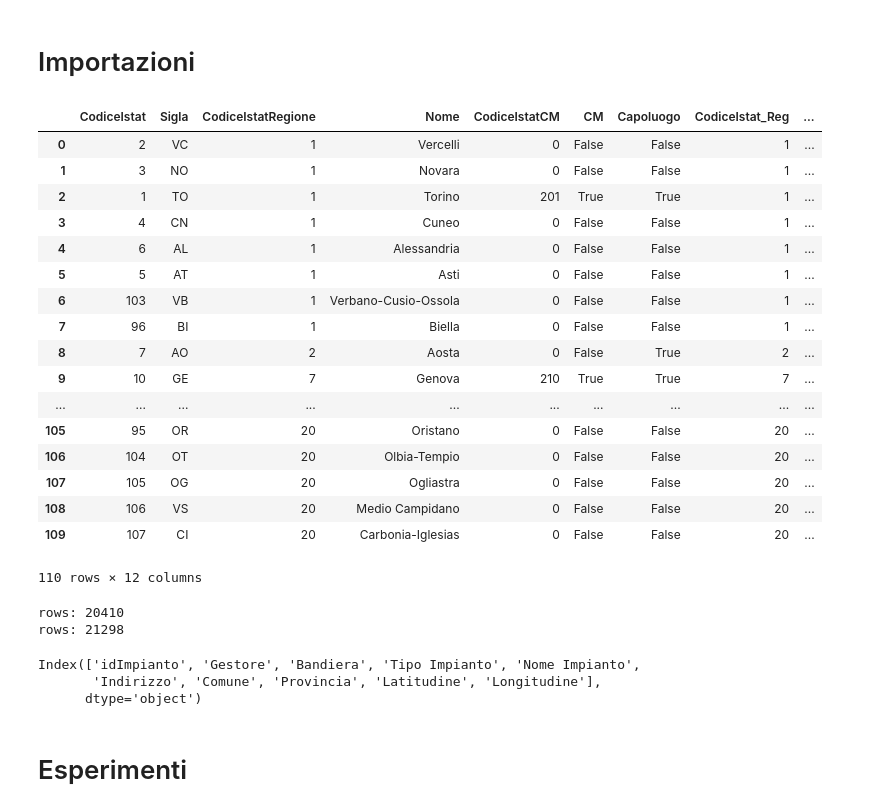
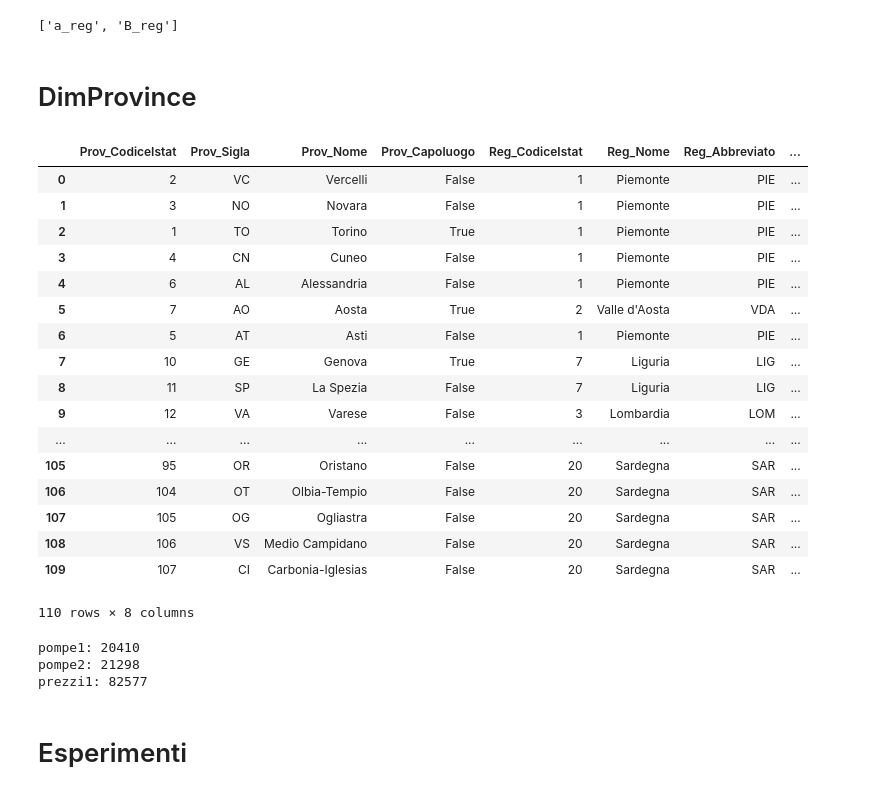
Before and after one commit to livio-grattarola/ProvePython, a Jupyter notebook: Code/Anagrafica Carburante.ipynb, the cells around one changed output. Saved outputs shown, nothing was run; the diff lists cells and outputs as text; code cells hidden in the pictures.

Commit message:
DimProvince, (Lat,Long) duplicati

```diff
--- a/Code/Anagrafica Carburante.ipynb
+++ b/Code/Anagrafica Carburante.ipynb
@@ -1,44 +1,61 @@
+# %%
+[x + "_reg" for x in ["a", "B"] ]
+# %% [output]
+['a_reg', 'B_reg']
 # %% [markdown]
-# Importazioni
+# DimProvince
 # %%
+#Lettura csv Regioni e Province
 import pandas as pd
-province = pd.read_csv("dati_carburante/Province.csv", sep=";");
+province = pd.read_csv("dati_carburante/Province.csv", sep=";", keep_default_na=False, na_values=['']);
+province.columns = ["Prov_" + x for x in province.columns]
+
 regioni =  pd.read_csv("dati_carburante/Regioni.csv", sep=";");
-
-fullProvinces = province.merge(regioni, left_on=['CodiceIstatRegione'], right_on=['CodiceIstat'], suffixes=('', '_Reg'))
-fullProvinces
+regioni.columns = ["Reg_" + x for x in regioni.columns]
-# %% [output]
-|  | CodiceIstat | Sigla | CodiceIstatRegione | Nome | CodiceIstatCM | CM | Capoluogo | CodiceIstat_Reg | ... |
-| 0 | 2 | VC | 1 | Vercelli | 0 | False | False | 1 | ... |
-| 1 | 3 | NO | 1 | Novara | 0 | False | False | 1 | ... |
-| 2 | 1 | TO | 1 | Torino | 201 | True | True | 1 | ... |
-| 3 | 4 | CN | 1 | Cuneo | 0 | False | False | 1 | ... |
-| 4 | 6 | AL | 1 | Alessandria | 0 | False | False | 1 | ... |
-| 5 | 5 | AT | 1 | Asti | 0 | False | False | 1 | ... |
-| 6 | 103 | VB | 1 | Verbano-Cusio-Ossola | 0 | False | False | 1 | ... |
-| 7 | 96 | BI | 1 | Biella | 0 | False | False | 1 | ... |
-| 8 | 7 | AO | 2 | Aosta | 0 | False | True | 2 | ... |
-| 9 | 10 | GE | 7 | Genova | 210 | True | True | 7 | ... |
-| ... | ... | ... | ... | ... | ... | ... | ... | ... | ... |
-| 105 | 95 | OR | 20 | Oristano | 0 | False | False | 20 | ... |
-| 106 | 104 | OT | 20 | Olbia-Tempio | 0 | False | False | 20 | ... |
-| 107 | 105 | OG | 20 | Ogliastra | 0 | False | False | 20 | ... |
-| 108 | 106 | VS | 20 | Medio Campidano | 0 | False | False | 20 | ... |
-| 109 | 107 | CI | 20 | Carbonia-Iglesias | 0 | False | False | 20 | ... |
-110 rows × 12 columns
+# %%
+#Creazione csv DimProvince
+import numpy as np
+fullProvinces = province.merge(regioni, left_on=['Prov_CodiceIstatRegione'], right_on=['Reg_CodiceIstat'], how='left')
+del fullProvinces['Prov_CodiceIstatCM']
+del fullProvinces['Prov_CM']
+del fullProvinces['Prov_CodiceIstatRegione']
+del fullProvinces['Reg_Costiera']
+fullProvinces = fullProvinces.rename({'Reg_Abbreviato': 'Reg_Short'})
+
+fullProvinces.to_csv("./out/DimProvince.csv", sep=';', index=False)
+fullProvinces
+# %% [output]
+|  | Prov_CodiceIstat | Prov_Sigla | Prov_Nome | Prov_Capoluogo | Reg_CodiceIstat | Reg_Nome | Reg_Abbreviato | ... |
+| 0 | 2 | VC | Vercelli | False | 1 | Piemonte | PIE | ... |
+| 1 | 3 | NO | Novara | False | 1 | Piemonte | PIE | ... |
+| 2 | 1 | TO | Torino | True | 1 | Piemonte | PIE | ... |
+| 3 | 4 | CN | Cuneo | False | 1 | Piemonte | PIE | ... |
+| 4 | 6 | AL | Alessandria | False | 1 | Piemonte | PIE | ... |
+| 5 | 7 | AO | Aosta | True | 2 | Valle d'Aosta | VDA | ... |
+| 6 | 5 | AT | Asti | False | 1 | Piemonte | PIE | ... |
+| 7 | 10 | GE | Genova | True | 7 | Liguria | LIG | ... |
+| 8 | 11 | SP | La Spezia | False | 7 | Liguria | LIG | ... |
+| 9 | 12 | VA | Varese | False | 3 | Lombardia | LOM | ... |
+| ... | ... | ... | ... | ... | ... | ... | ... | ... |
+| 105 | 95 | OR | Oristano | False | 20 | Sardegna | SAR | ... |
+| 106 | 104 | OT | Olbia-Tempio | False | 20 | Sardegna | SAR | ... |
+| 107 | 105 | OG | Ogliastra | False | 20 | Sardegna | SAR | ... |
+| 108 | 106 | VS | Medio Campidano | False | 20 | Sardegna | SAR | ... |
+| 109 | 107 | CI | Carbonia-Iglesias | False | 20 | Sardegna | SAR | ... |
+110 rows × 8 columns
 # %%
 import pandas as pd
 pathPrefix = "dati_carburante/anagrafica_impianti_attivi-";
 df1 = pd.read_csv(pathPrefix + "20170101.csv", sep=";",header=1);
-print ("rows: " + str( df1.shape[0]))
+print ("pompe1: " + str( df1.shape[0]))
 df2 = pd.read_csv(pathPrefix + "20180630.csv", sep=";",header=1);
-print ("rows: " + str( df2.shape[0]))
+print ("pompe2: " + str( df2.shape[0]))
 df2.columns
+prezzi1 = pd.read_csv("dati_carburante/prezzo_alle_8-20170101.csv", sep=";",header=1);
+print ("prezzi1: " + str( prezzi1.shape[0]))
 # %% [output]
-rows: 20410
-rows: 21298
+pompe1: 20410
+pompe2: 21298
+prezzi1: 82577
-Index(['idImpianto', 'Gestore', 'Bandiera', 'Tipo Impianto', 'Nome Impianto',
-       'Indirizzo', 'Comune', 'Provincia', 'Latitudine', 'Longitudine'],
-      dtype='object')
 # %% [markdown]
 # Esperimenti
```
Also changed, not shown: parts of 1 cell of this notebook, 3 other files.
